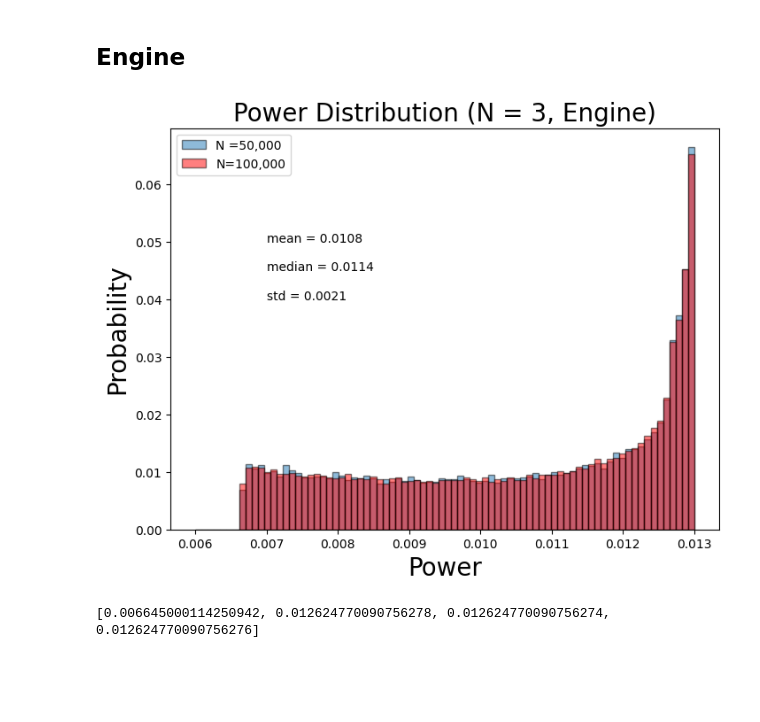
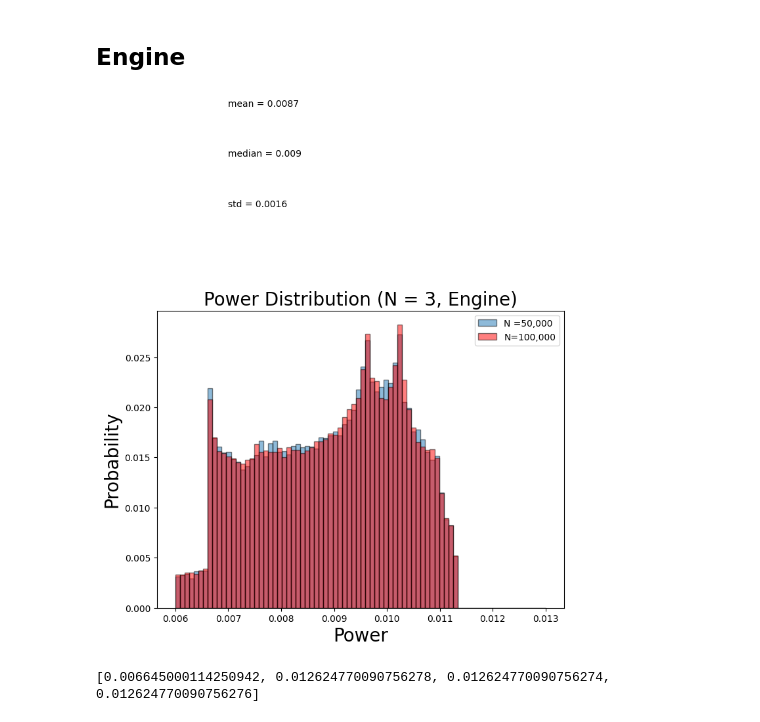
Before and after one commit to taufiqmurtadho/QuasiDegenerateLaser, a Jupyter notebook: power_result.ipynb, the cells around one changed output. Cells and saved outputs as stored; diff of their text form; code cells hidden in the pictures; blank space fills up the shorter version.

```diff
--- a/power_result.ipynb
+++ b/power_result.ipynb
@@ -70,18 +70,14 @@ plt.hist(data)
 # %%
 power_data1 = []
 power_data2 = []
-N1 = 50000
-N2=100000
+N1 = 5000
+N2=10000
 bin_list = np.linspace(0.006,0.013,81)
 for i in range(N1):
-    random_p1 = random.uniform(-1,1)
-    p_matrix1 = np.array([[0,random_p1],[random_p1, 0]])
-    ss = getSteadyState(4,1,3,0.1,0.1,2,0.2,p_matrix1,0,0,0.05)
+    ss = getSteadyState(4,1,3,0.1,0.1,2,0.2,correlation_matrix(2),0,0,0.05)
     power_data1.append(powerSS(ss, 1,3,0,0.05))
 for i in range(N2):
-    random_p2 = random.uniform(-1,1)
-    p_matrix2 = np.array([[0,random_p2],[random_p2, 0]])
-    ss = getSteadyState(4,1,3,0.1,0.1,2,0.2,p_matrix2,0,0,0.05)
+    ss = getSteadyState(4,1,3,0.1,0.1,2,0.2,correlation_matrix(2),0,0,0.05)
     power_data2.append(powerSS(ss, 1,3,0,0.05))
 figure(figsize=(8, 6), dpi=100)
 weights1 = np.ones_like(power_data1)/len(power_data1)
@@ -89,12 +85,12 @@ weights2 = np.ones_like(power_data2)/len(power_data2)
 plt.hist(power_data1, bins = bin_list, weights = weights1, edgecolor = 'black',label = 'N =50,000', alpha =0.5)
 plt.hist(power_data2, bins = bin_list, weights = weights2, color = "red", edgecolor = 'black', label = 'N=100,000', alpha =0.5)
 plt.legend(loc = 'upper left')
-plt.text(0.007, 0.06, s = 'mean = {0}'.format(round(np.mean(power_data), 4)), size = 10)
-plt.text(0.007, 0.055, s = 'median = {0}'.format(round(np.median(power_data),4)), size= 10)
-plt.text(0.007, 0.05, s = 'std = {0}'.format(round(np.std(power_data),4)), size = 10)
+plt.text(0.007, 0.06, s = 'mean = {0}'.format(round(np.mean(power_data1), 4)), size = 10)
+plt.text(0.007, 0.055, s = 'median = {0}'.format(round(np.median(power_data1),4)), size= 10)
+plt.text(0.007, 0.05, s = 'std = {0}'.format(round(np.std(power_data1),4)), size = 10)
 plt.xlabel("Power", size =20)
 plt.ylabel("Probability", size = 20)
-ax.tick_params(axis='both', which='major', labelsize=20)
+plt.tick_params(axis='both', which='major', labelsize=20)
 plt.title("Power Distribution (N = 2, Engine)", size =20)
-plt.savefig('powerDistEngine_N=2.png', dpi=100)
+#plt.savefig('powerDistEngine_N=2.png', dpi=100)
 # %% [output]
@@ -101,0 +99,3 @@ plt.savefig('powerDistEngine_N=2.png', dpi=100)
+# %%
+ss = getSteadyState(4,1,3,0.1,0.1,2,0.2,np.array([[1,0.9999],[0.9999,1]]),0,0,0.05)
+print(ss)
@@ -140,30 +154,30 @@ plt.savefig('powerDistRefrigerator_N=2.png', dpi=100)
 # %%
 power_data1 = []
 power_data2 = []
 N1 = 50000
 N2=100000
 bin_list = np.linspace(0.006,0.013,81)
 for i in range(N1):
-    ss = getSteadyState(5,1,3,0.1,0.1,2,0.2,correlation_matrix(3),0,0,0.05)
-    power_data1.append(powerSS(ss, 1,3,0,0.05))
+    ss = getSteadyState(5,1,3,0.1,0.1,2,0.2,correlation_matrix(3),0.1/2,0,0.05)
+    power_data1.append(powerSS(ss, 1,3,0.1/2,0.05))
 for i in range(N2):
-    ss = getSteadyState(5,1,3,0.1,0.1,2,0.2,correlation_matrix(3),0,0,0.05)
-    power_data2.append(powerSS(ss, 1,3,0,0.05))
+    ss = getSteadyState(5,1,3,0.1,0.1,2,0.2,correlation_matrix(3),0.1/2,0,0.05)
+    power_data2.append(powerSS(ss, 1,3,0.1/2,0.05))
 figure(figsize=(8, 6), dpi=100)
 weights1 = np.ones_like(power_data1)/len(power_data1)
 weights2 = np.ones_like(power_data2)/len(power_data2)
 plt.hist(power_data1, bins = bin_list, weights = weights1, edgecolor = 'black',label = 'N =50,000', alpha =0.5)
 plt.hist(power_data2, bins = bin_list, weights = weights2, color = "red", edgecolor = 'black', label = 'N=100,000', alpha =0.5)
 plt.legend()
 plt.text(0.007, 0.05, s = 'mean = {0}'.format(round(np.mean(power_data1), 4)), size = 10)
 plt.text(0.007, 0.045, s = 'median = {0}'.format(round(np.median(power_data1),4)), size= 10)
 plt.text(0.007, 0.04, s = 'std = {0}'.format(round(np.std(power_data1),4)), size = 10)
 plt.xlabel("Power", size =20)
 plt.ylabel("Probability", size = 20)
 plt.title("Power Distribution (N = 3, Engine)", size =20)
 plt.savefig('powerDistEngine_N=3.png', dpi=100)
 # %% [output]
-[figure, old version]
+[figure, new version]
 # %%
 special_correlation_matrices = generate_all_special_correlation_matrices(3)
 power_list = [powerSS(getSteadyState(5,1,3,0.1,0.1,2,0.2, pmatrix, 0,0,0.05), 1,3,0,0.05) for pmatrix in special_correlation_matrices]
```
Also changed, not shown: parts of 9 cells of this notebook, 23 other files.
